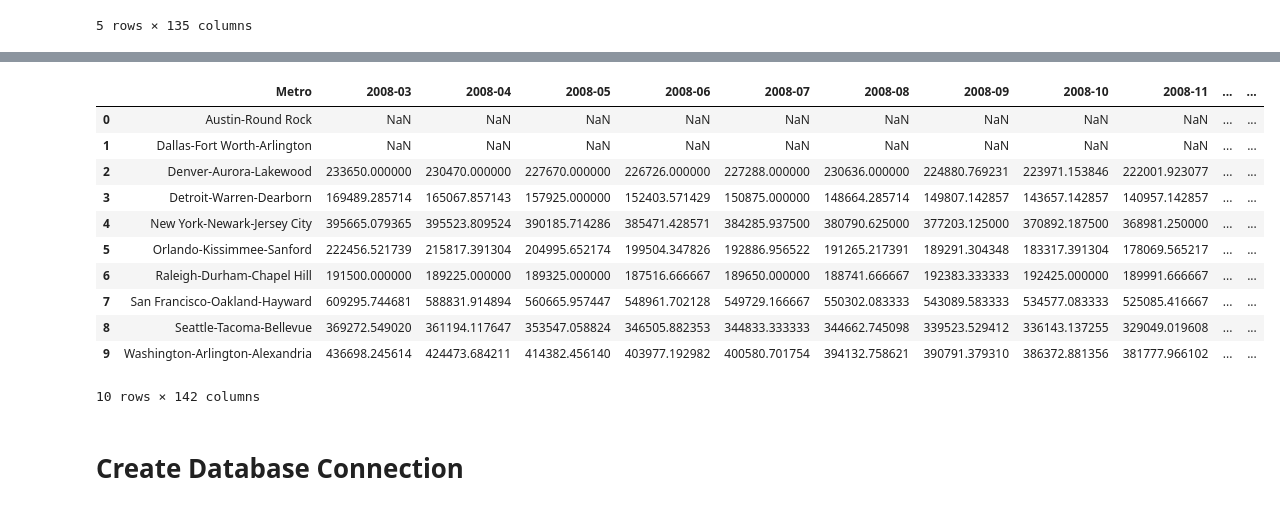
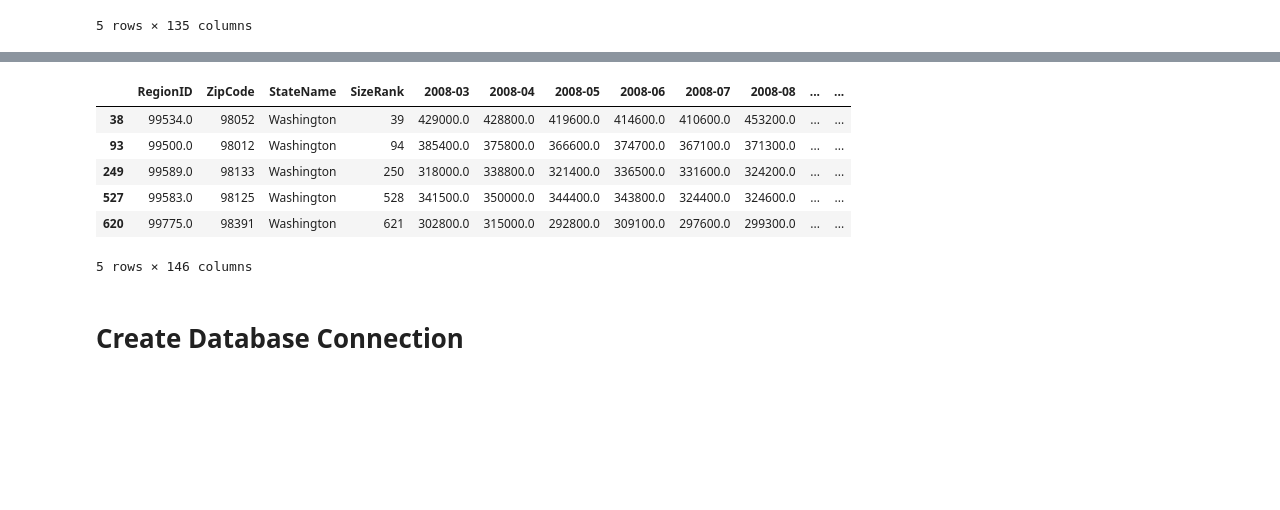
Before and after one commit to martinamagdy/Housing_Market_Analysis_Suaves, a Jupyter notebook: Data/data_cleaning.ipynb, the cells around one changed output, grey strips where cells are left out. Saved outputs shown, nothing was run; the diff lists cells and outputs as text; code cells hidden in the pictures; blank space fills up the shorter version.

```diff
--- a/Data/data_cleaning.ipynb
+++ b/Data/data_cleaning.ipynb
@@ -261,11 +261,15 @@ metro_agg
  {'New York-Newark-Jersey City': ['NY', 'NJ']}]
 # %%
 sales_agg = pd.DataFrame()
+WA_cities = []
 for i in range(0, len(metro_names)):
     for j in range(0, len(metro_agg[i][metro_names[i]])):
         WA_sales = sales_metro.loc[sales_metro.StateName == metro_agg[i][metro_names[i]][j]]
         WA_metro = sqft_metro.loc[sqft_metro.State == metro_agg[i][metro_names[i]][j]]
-        WA_cities = [value for value in WA_sales.RegionName.unique() if value in WA_metro.RegionName.unique()]
+        for value in WA_sales.RegionName.unique():
+            if value in WA_metro.RegionName.unique() and (list((WA_metro.loc[WA_metro.RegionName == value].Metro) == metro_names[i])[0]):
+                WA_cities.append(value)
+#         WA_cities = [value for value in WA_sales.RegionName.unique() if (value in WA_metro.RegionName.unique()) and (WA_metro.Metro == metro_names[i])]
 
         # RegionID for every city in Seattle metro area
         WA_agg = WA_sales.loc[sales_metro['RegionName'].isin(WA_cities)]
@@ -493,8 +505,3 @@ See the caveats in the documentation: http://pandas.pydata.org/pandas-docs/stabl
 | 249 | 99589.0 | 98133 | Washington | 250 | 318000.0 | 338800.0 | 321400.0 | 336500.0 | 331600.0 | 324200.0 | ... | ... |
 | 261 | 99581.0 | 98122 | Washington | 262 | NaN | NaN | NaN | NaN | NaN | NaN | ... | ... |
 5 rows × 135 columns
-# %%
-price_agg = price_agg.groupby('Metro').mean()
-price_agg.drop(columns = ['SizeRank', 'ZipCode', 'RegionID'], inplace = True)
-price_agg.reset_index(inplace = True)
-price_agg
@@ -530,46 +524,41 @@ price_agg['_2011'] = (price_agg['2011-01'] + price_agg['2011-02'] + price_agg['2
                           price_agg['2011-10'] + price_agg['2011-11'] + price_agg['2011-12'])
 price_agg['_2012'] = (price_agg['2012-01'] + price_agg['2012-02'] + price_agg['2012-03'] +
                           price_agg['2012-04'] + price_agg['2012-05'] + price_agg['2012-06'] +
                           price_agg['2012-07'] + price_agg['2012-08'] + price_agg['2012-09'] +
                           price_agg['2012-10'] + price_agg['2012-11'] + price_agg['2012-12'])
 price_agg['_2013'] = (price_agg['2013-01'] + price_agg['2013-02'] + price_agg['2013-03'] +
                           price_agg['2013-04'] + price_agg['2013-05'] + price_agg['2013-06'] +
                           price_agg['2013-07'] + price_agg['2013-08'] + price_agg['2013-09'] +
                           price_agg['2013-10'] + price_agg['2013-11'] + price_agg['2013-12'])
 price_agg['_2014'] = (price_agg['2014-01'] + price_agg['2014-02'] + price_agg['2014-03'] +
                           price_agg['2014-04'] + price_agg['2014-05'] + price_agg['2014-06'] +
                           price_agg['2014-07'] + price_agg['2014-08'] + price_agg['2014-09'] +
                           price_agg['2014-10'] + price_agg['2014-11'] + price_agg['2014-12'])
 price_agg['_2015'] = (price_agg['2015-01'] + price_agg['2015-02'] + price_agg['2015-03'] +
                           price_agg['2015-04'] + price_agg['2015-05'] + price_agg['2015-06'] +
                           price_agg['2015-07'] + price_agg['2015-08'] + price_agg['2015-09'] +
                           price_agg['2015-10'] + price_agg['2015-11'] + price_agg['2015-12'])
 price_agg['_2016'] = (price_agg['2016-01'] + price_agg['2016-02'] + price_agg['2016-03'] +
                           price_agg['2016-04'] + price_agg['2016-05'] + price_agg['2016-06'] +
                           price_agg['2016-07'] + price_agg['2016-08'] + price_agg['2016-09'] +
                           price_agg['2016-10'] + price_agg['2016-11'] + price_agg['2016-12'])
 price_agg['_2017'] = (price_agg['2017-01'] + price_agg['2017-02'] + price_agg['2017-03'] +
                           price_agg['2017-04'] + price_agg['2017-05'] + price_agg['2017-06'] +
                           price_agg['2017-07'] + price_agg['2017-08'] + price_agg['2017-09'] +
                           price_agg['2017-10'] + price_agg['2017-11'] + price_agg['2017-12'])
 price_agg['_2018'] = (price_agg['2018-01'] + price_agg['2018-02'] + price_agg['2018-03'] +
                           price_agg['2018-04'] + price_agg['2018-05'] + price_agg['2018-06'] +
                           price_agg['2018-07'] + price_agg['2018-08'] + price_agg['2018-09'] +
                           price_agg['2018-10'] + price_agg['2018-11'] + price_agg['2018-12'])
-# price_agg.dropna(inplace = True)
-price_agg
+price_agg.dropna(inplace = True)
+price_agg.head()
 # %% [output]
-|  | Metro | 2008-03 | 2008-04 | 2008-05 | 2008-06 | 2008-07 | 2008-08 | 2008-09 | 2008-10 | 2008-11 | ... | ... |
-| 0 | Austin-Round Rock | NaN | NaN | NaN | NaN | NaN | NaN | NaN | NaN | NaN | ... | ... |
-| 1 | Dallas-Fort Worth-Arlington | NaN | NaN | NaN | NaN | NaN | NaN | NaN | NaN | NaN | ... | ... |
-| 2 | Denver-Aurora-Lakewood | 233650.000000 | 230470.000000 | 227670.000000 | 226726.000000 | 227288.000000 | 230636.000000 | 224880.769231 | 223971.153846 | 222001.923077 | ... | ... |
-| 3 | Detroit-Warren-Dearborn | 169489.285714 | 165067.857143 | 157925.000000 | 152403.571429 | 150875.000000 | 148664.285714 | 149807.142857 | 143657.142857 | 140957.142857 | ... | ... |
-| 4 | New York-Newark-Jersey City | 395665.079365 | 395523.809524 | 390185.714286 | 385471.428571 | 384285.937500 | 380790.625000 | 377203.125000 | 370892.187500 | 368981.250000 | ... | ... |
-| 5 | Orlando-Kissimmee-Sanford | 222456.521739 | 215817.391304 | 204995.652174 | 199504.347826 | 192886.956522 | 191265.217391 | 189291.304348 | 183317.391304 | 178069.565217 | ... | ... |
-| 6 | Raleigh-Durham-Chapel Hill | 191500.000000 | 189225.000000 | 189325.000000 | 187516.666667 | 189650.000000 | 188741.666667 | 192383.333333 | 192425.000000 | 189991.666667 | ... | ... |
-| 7 | San Francisco-Oakland-Hayward | 609295.744681 | 588831.914894 | 560665.957447 | 548961.702128 | 549729.166667 | 550302.083333 | 543089.583333 | 534577.083333 | 525085.416667 | ... | ... |
-| 8 | Seattle-Tacoma-Bellevue | 369272.549020 | 361194.117647 | 353547.058824 | 346505.882353 | 344833.333333 | 344662.745098 | 339523.529412 | 336143.137255 | 329049.019608 | ... | ... |
-| 9 | Washington-Arlington-Alexandria | 436698.245614 | 424473.684211 | 414382.456140 | 403977.192982 | 400580.701754 | 394132.758621 | 390791.379310 | 386372.881356 | 381777.966102 | ... | ... |
+|  | RegionID | ZipCode | StateName | SizeRank | 2008-03 | 2008-04 | 2008-05 | 2008-06 | 2008-07 | 2008-08 | ... | ... |
+| 38 | 99534.0 | 98052 | Washington | 39 | 429000.0 | 428800.0 | 419600.0 | 414600.0 | 410600.0 | 453200.0 | ... | ... |
+| 93 | 99500.0 | 98012 | Washington | 94 | 385400.0 | 375800.0 | 366600.0 | 374700.0 | 367100.0 | 371300.0 | ... | ... |
+| 249 | 99589.0 | 98133 | Washington | 250 | 318000.0 | 338800.0 | 321400.0 | 336500.0 | 331600.0 | 324200.0 | ... | ... |
+| 527 | 99583.0 | 98125 | Washington | 528 | 341500.0 | 350000.0 | 344400.0 | 343800.0 | 324400.0 | 324600.0 | ... | ... |
+| 620 | 99775.0 | 98391 | Washington | 621 | 302800.0 | 315000.0 | 292800.0 | 309100.0 | 297600.0 | 299300.0 | ... | ... |
-10 rows × 142 columns
+5 rows × 146 columns
 # %%
 # price_agg.loc[price_agg.StateName == 'District of Columbia'].ZipCode
```
Also changed, not shown: parts of 15 cells of this notebook.
